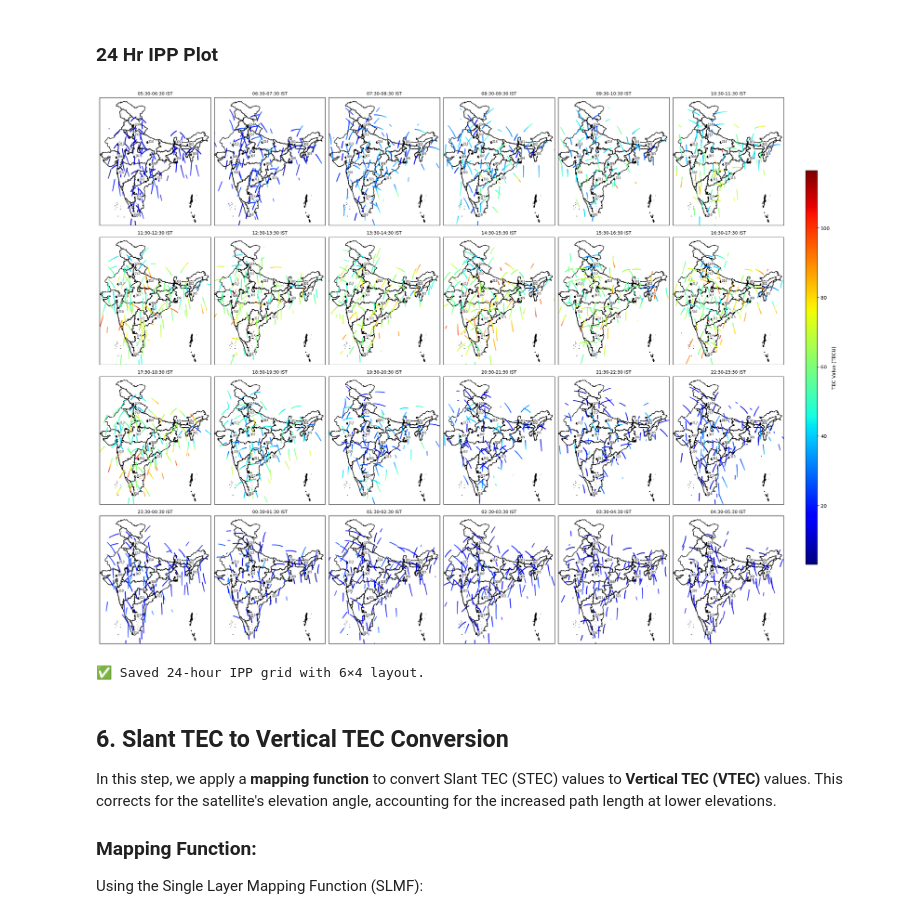
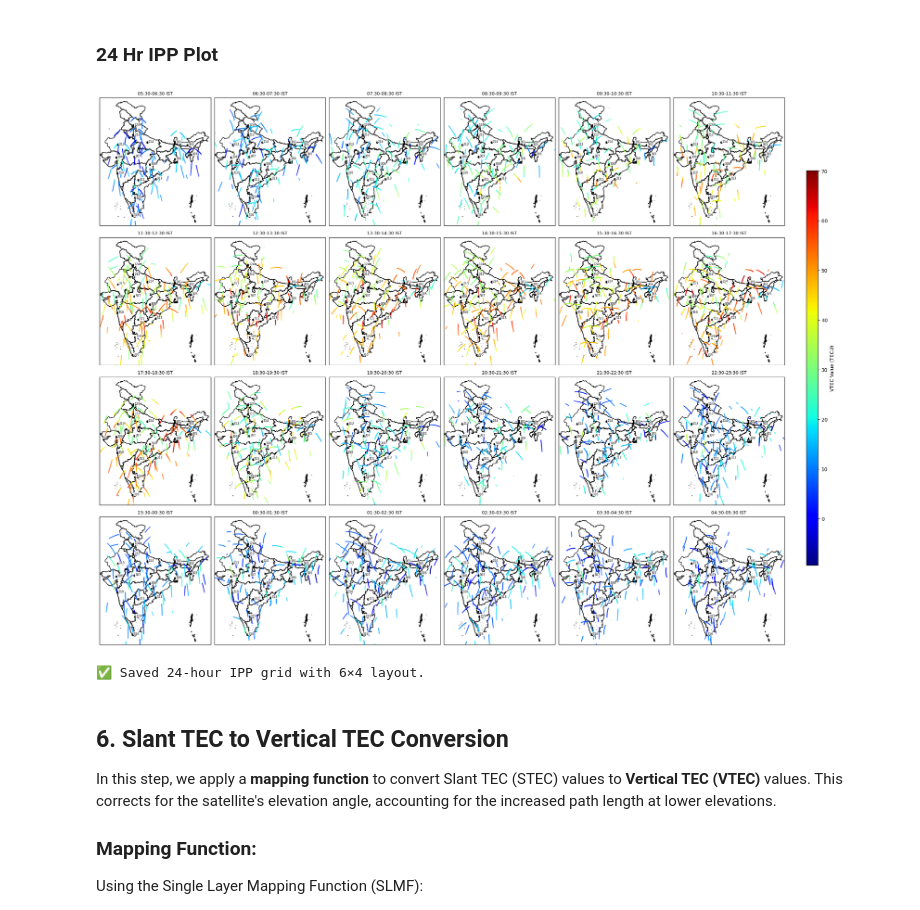
Before and after one commit to shivangichaudhary/TEC_2D_Mapping_Technique, a Jupyter notebook: Notebooks/TEC2D.ipynb, the cells around one changed output. Cells and saved outputs as stored; diff of their text form; code cells hidden in the pictures.

```diff
--- a/Notebooks/TEC2D.ipynb
+++ b/Notebooks/TEC2D.ipynb
@@ -605,19 +605,19 @@ gdf = gpd.read_file("../Data/shapefiles/STATE_BOUNDARY.shp")
 if gdf.crs is None or gdf.crs.to_epsg() != 4326:
     gdf = gdf.to_crs(epsg=4326)
 
-# Load and prepare IPP data
+# Load and prepare VTEC data
 ipp_data_dir = "../Data/GenData/Processed_TEC_with_VTEC"
 ipp_files = glob.glob(os.path.join(ipp_data_dir, "*.csv"))
 all_df = []
 for file in ipp_files:
     df = pd.read_csv(file, parse_dates=['IST_time'])
-    df = df.dropna(subset=['IPP_lat', 'IPP_lon', 'TEC30'])
-    all_df.append(df[['IPP_lat', 'IPP_lon', 'TEC30', 'IST_time']])
+    df = df.dropna(subset=['IPP_lat', 'IPP_lon', 'VTEC'])
+    all_df.append(df[['IPP_lat', 'IPP_lon', 'VTEC', 'IST_time']])
 combined_df = pd.concat(all_df, ignore_index=True)
 combined_df['IST_time'] = pd.to_datetime(combined_df['IST_time']).dt.tz_localize(None)
 
 # Jet colormap normalization
-vmin, vmax = combined_df['TEC30'].min(), combined_df['TEC30'].max()
+vmin, vmax = combined_df['VTEC'].min(), combined_df['VTEC'].max()
 norm = Normalize(vmin=vmin, vmax=vmax)
 cmap = plt.colormaps.get_cmap('jet')
 
@@ -643,38 +643,39 @@ for hour in range(24):
 
     gdf.plot(ax=ax, color='white', edgecolor='black')
     if not hourly_df.empty:
-        ax.scatter(hourly_df['IPP_lon'], hourly_df['IPP_lat'], c=hourly_df['TEC30'],
+        ax.scatter(hourly_df['IPP_lon'], hourly_df['IPP_lat'], c=hourly_df['VTEC'],
                    cmap=cmap, norm=norm, s=1, alpha=0.3)
 
     for station, (lat, lon) in station_coords.items():
         ax.plot(lon, lat, 'ko', markersize=4)
         ax.text(lon + 0.2, lat, station, fontsize=6, color='black',
                 bbox=dict(facecolor='white', edgecolor='none', pad=0.5))
 
     label = f"{window_start.strftime('%H:%M')}-{window_end.strftime('%H:%M')} IST"
     ax.set_title(label, fontsize=9)
     ax.set_xlim(68, 98)
     ax.set_ylim(6, 38)
     ax.set_xticks([])
     ax.set_yticks([])
     ax.grid(False)
 
 # Hide unused axes if any
 for i in range(24, len(axs)):
     fig.delaxes(axs[i])
 
 # Colorbar
 cbar_ax = fig.add_axes([0.92, 0.15, 0.015, 0.7])
 sm = plt.cm.ScalarMappable(cmap=cmap, norm=norm)
 cbar = fig.colorbar(sm, cax=cbar_ax)
-cbar.set_label('TEC Value (TECU)', fontsize=10)
+cbar.set_label('VTEC Value (TECU)', fontsize=10)
 
 plt.tight_layout(rect=[0, 0, 0.9, 1])
 plt.savefig("../Output/IPP_Hourly_Grid_JetMap_6x4.png", dpi=300, bbox_inches='tight')
 plt.show()
+
 print("✅ Saved 24-hour IPP grid with 6×4 layout.")
 # %% [output]
-[figure, old version]
+[figure, new version]
 ✅ Saved 24-hour IPP grid with 6×4 layout.
 # %% [markdown]
 ## 6. Slant TEC to Vertical TEC Conversion
```
Also changed, not shown: 1 other file.
